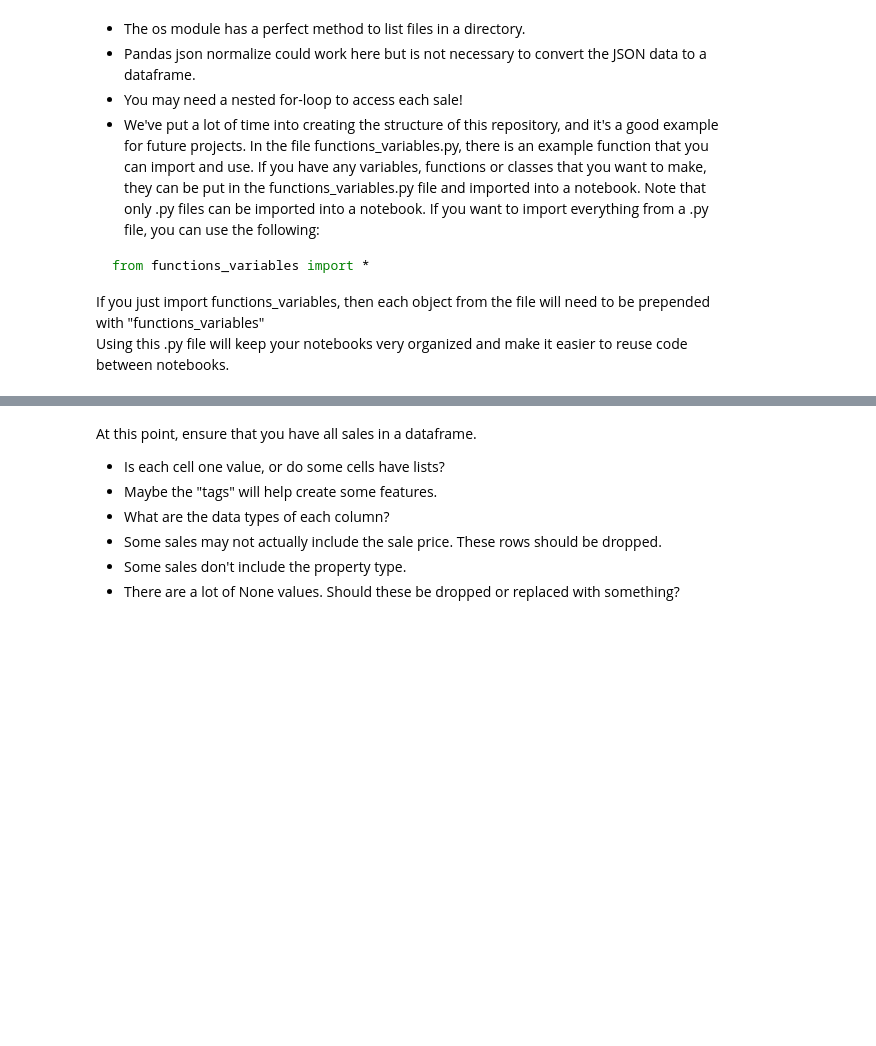
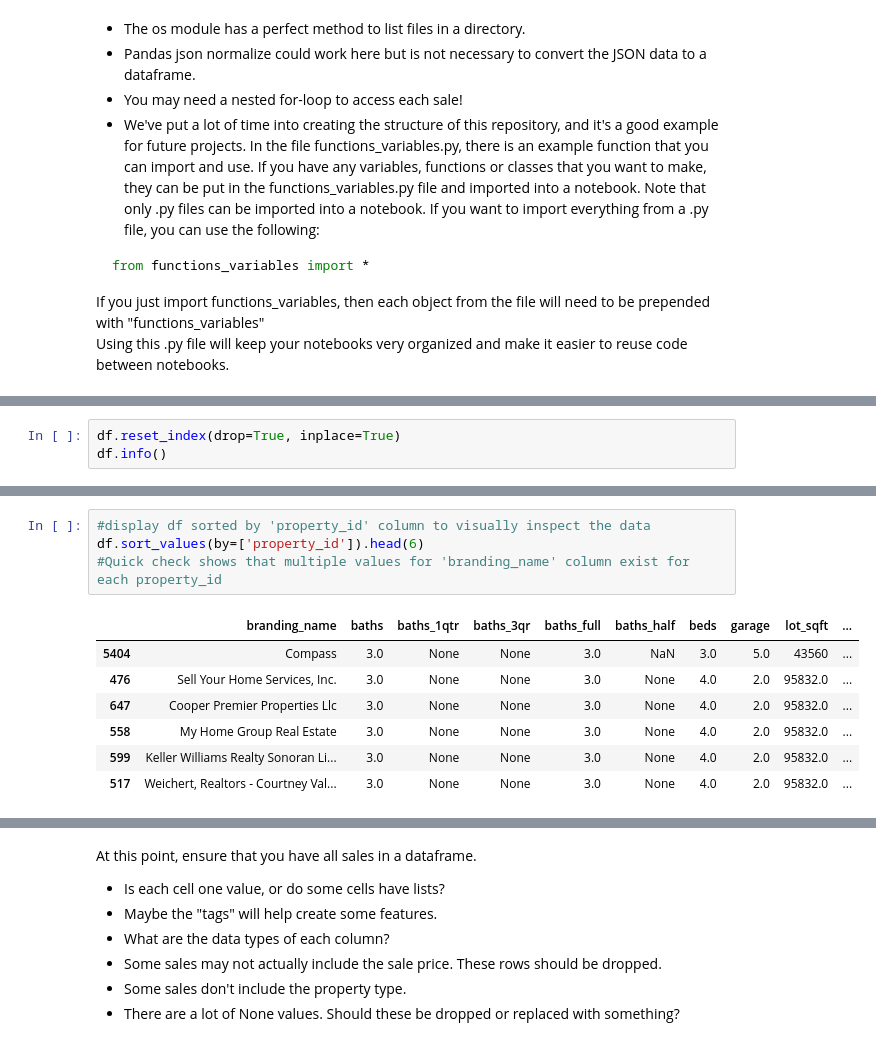
Before and after one commit to tylanoflynn/supervised_learning, a Jupyter notebook: notebooks/EDA.ipynb, the cells around one changed output, grey strips where cells are left out. Drawn from its saved outputs; the diff is of its cells as text; blank space fills up the shorter version.

```diff
--- a/notebooks/EDA.ipynb
+++ b/notebooks/EDA.ipynb
@@ -95,0 +112,3 @@ NameError: name 'binarized' is not defined
+# %%
+df.reset_index(drop=True, inplace=True)
+df.info()
@@ -95,0 +139,12 @@ NameError: name 'binarized' is not defined
+# %%
+#display df sorted by 'property_id' column to visually inspect the data
+df.sort_values(by=['property_id']).head(6)
+#Quick check shows that multiple values for 'branding_name' column exist for each property_id
+# %% [output]
+|  | branding_name | baths | baths_1qtr | baths_3qr | baths_full | baths_half | beds | garage | lot_sqft | ... |
+| 5404 | Compass | 3.0 | None | None | 3.0 | NaN | 3.0 | 5.0 | 43560 | ... |
+| 476 | Sell Your Home Services, Inc. | 3.0 | None | None | 3.0 | None | 4.0 | 2.0 | 95832.0 | ... |
+| 647 | Cooper Premier Properties Llc | 3.0 | None | None | 3.0 | None | 4.0 | 2.0 | 95832.0 | ... |
+| 558 | My Home Group Real Estate | 3.0 | None | None | 3.0 | None | 4.0 | 2.0 | 95832.0 | ... |
+| 599 | Keller Williams Realty Sonoran Li... | 3.0 | None | None | 3.0 | None | 4.0 | 2.0 | 95832.0 | ... |
+| 517 | Weichert, Realtors - Courtney Val... | 3.0 | None | None | 3.0 | None | 4.0 | 2.0 | 95832.0 | ... |
```
Also changed, not shown: parts of 59 cells of this notebook.
